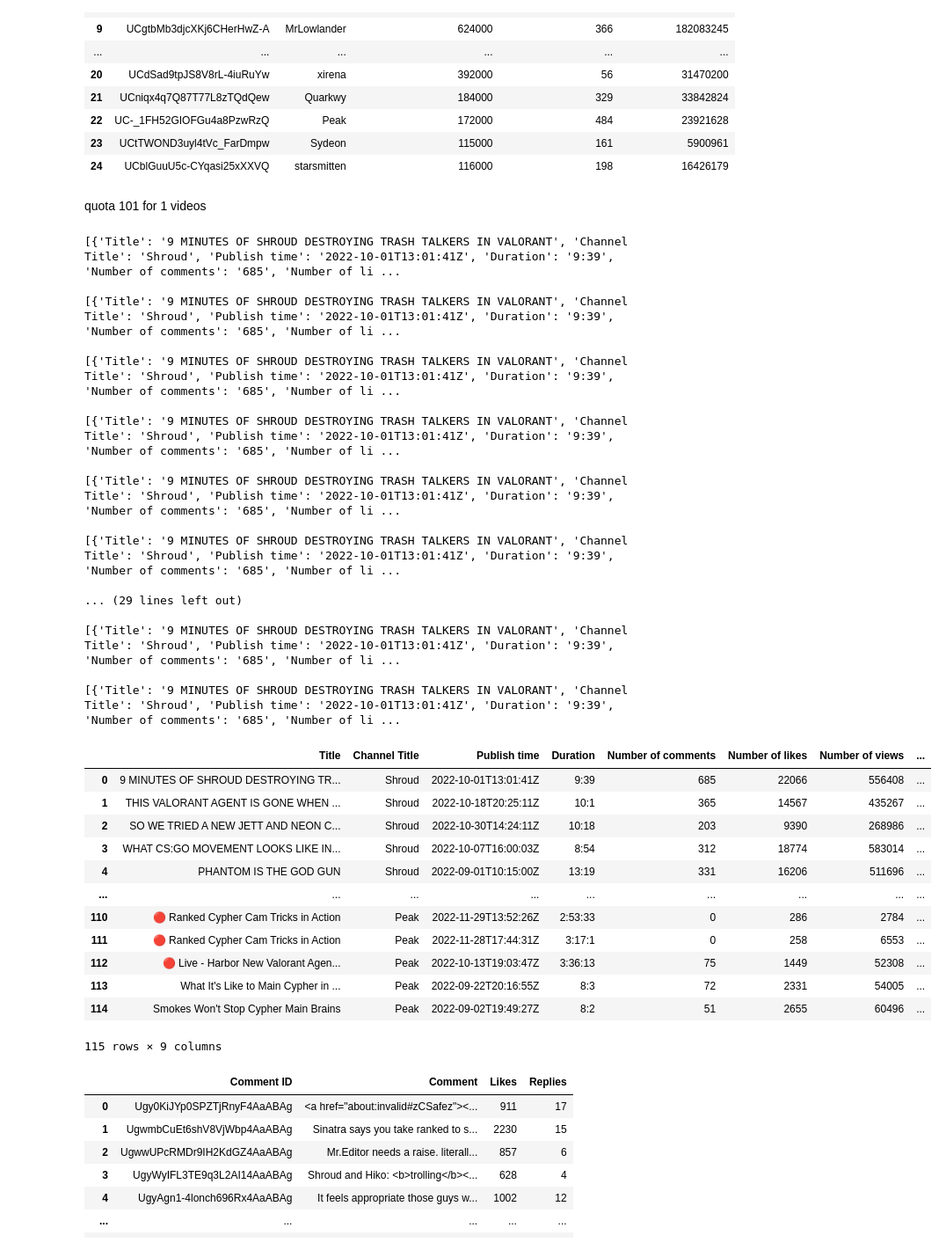
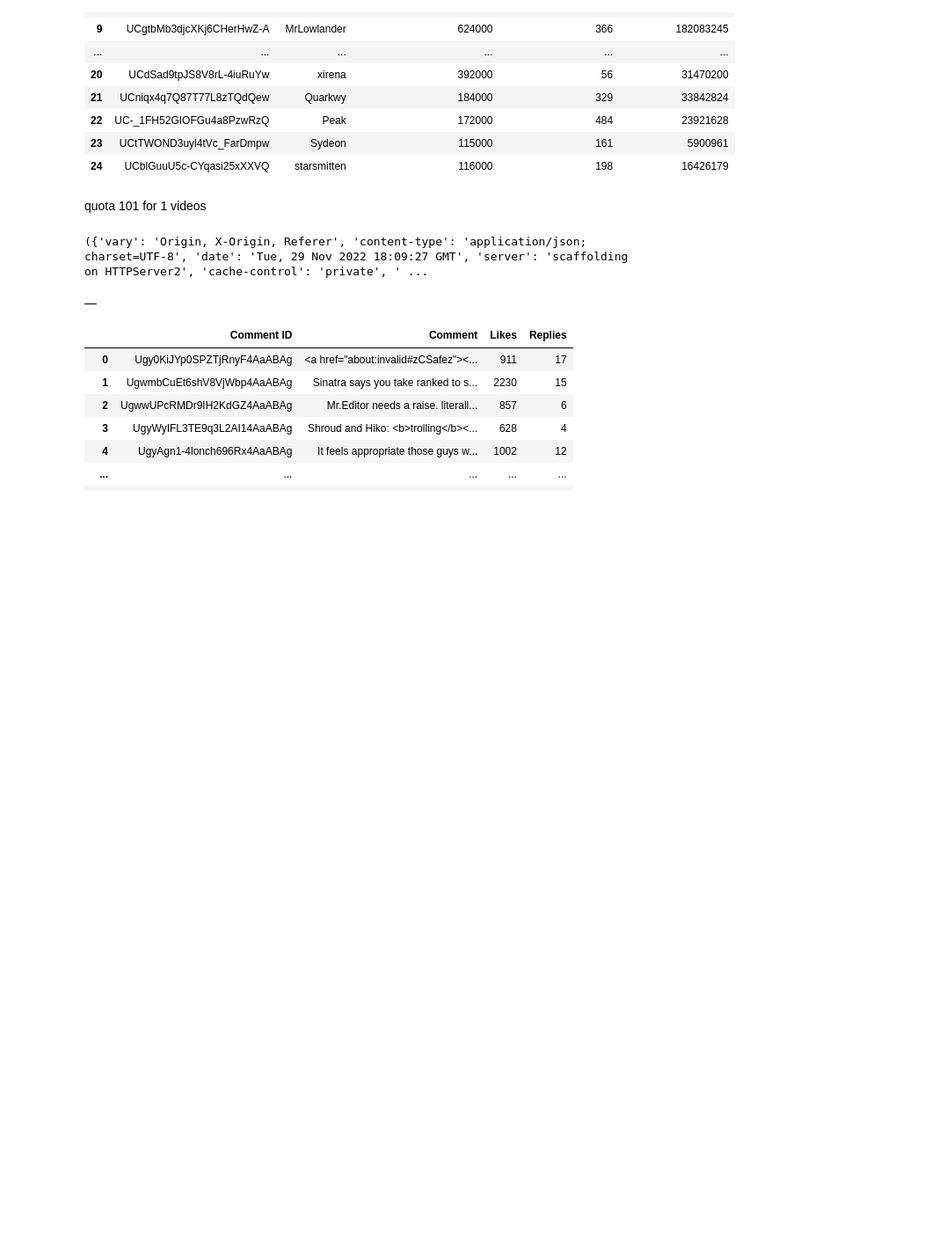
Before and after one commit to amira-bendjama/VALORANT-COMMENTS, a Jupyter notebook: DSCI511 - VALORANT.ipynb, the cells around one changed output. Shown at 88% size. Saved outputs shown, nothing was run; the diff lists cells and outputs as text; code cells hidden in the pictures; blank space fills up the shorter version.

Commit message:
handling quota exception
quota exception is http 403, so using catch/except to switch to the other keys

```diff
--- a/DSCI511 - VALORANT.ipynb
+++ b/DSCI511 - VALORANT.ipynb
@@ -201,7 +203,7 @@ def video_infos(video_response):
     }
 
     return dict_video_info
-# %% [markdown]
-
-quota 101 for 1 videos
+# %% [markdown]
+
+quota 101 for 1 videos
 # %%
@@ -256,52 +268,32 @@ def get_videos_from_channel(youtube_service, channel_id, videos_limit = 5):
     return list_videos
 # %%
+
 if os.path.exists("data/videos_info.csv"):
     # load any pre-existing data
     df_videos = pd.read_csv('data/videos_info.csv')
     #dropping the index column
     df_videos.pop(df_videos.columns[0])
 else:
     videos_retrieved = []
-    for channel_id in df["channel_id"][:-2]:
-        videos_retrieved.extend(get_videos_from_channel(youtube_service, channel_id,5))
-        print(videos_retrieved)
-        print()
+    #don't forget to remove the -2 index when you remove the two last small youtubers
+    videos_retrieved.extend(get_videos_from_channel(youtube_service, "UCdH7fwkQ5RGVAMIAN2ufm4Q",1))
+
+
+#     for channel_id in df["channel_id"][:-2]:
+#         try:
+#             videos_retrieved.extend(get_videos_from_channel(youtube_service, channel_id,50))
+#             print(videos_retrieved)
+#             print()
+#         except HttpError:
+#             print(hey)
     df_videos = pd.DataFrame(videos_retrieved)
 
     #save to csv file
     df_videos.to_csv('data/videos_info.csv', index=False)
 df_videos
 # %% [output]
-[{'Title': '9 MINUTES OF SHROUD DESTROYING TRASH TALKERS IN VALORANT', 'Channel Title': 'Shroud', 'Publish time': '2022-10-01T13:01:41Z', 'Duration': '9:39', 'Number of comments': '685', 'Number of li ...
-
-[{'Title': '9 MINUTES OF SHROUD DESTROYING TRASH TALKERS IN VALORANT', 'Channel Title': 'Shroud', 'Publish time': '2022-10-01T13:01:41Z', 'Duration': '9:39', 'Number of comments': '685', 'Number of li ...
-
-[{'Title': '9 MINUTES OF SHROUD DESTROYING TRASH TALKERS IN VALORANT', 'Channel Title': 'Shroud', 'Publish time': '2022-10-01T13:01:41Z', 'Duration': '9:39', 'Number of comments': '685', 'Number of li ...
-
-[{'Title': '9 MINUTES OF SHROUD DESTROYING TRASH TALKERS IN VALORANT', 'Channel Title': 'Shroud', 'Publish time': '2022-10-01T13:01:41Z', 'Duration': '9:39', 'Number of comments': '685', 'Number of li ...
-
-[{'Title': '9 MINUTES OF SHROUD DESTROYING TRASH TALKERS IN VALORANT', 'Channel Title': 'Shroud', 'Publish time': '2022-10-01T13:01:41Z', 'Duration': '9:39', 'Number of comments': '685', 'Number of li ...
-
-[{'Title': '9 MINUTES OF SHROUD DESTROYING TRASH TALKERS IN VALORANT', 'Channel Title': 'Shroud', 'Publish time': '2022-10-01T13:01:41Z', 'Duration': '9:39', 'Number of comments': '685', 'Number of li ...
-
-... (29 lines left out)
-
-[{'Title': '9 MINUTES OF SHROUD DESTROYING TRASH TALKERS IN VALORANT', 'Channel Title': 'Shroud', 'Publish time': '2022-10-01T13:01:41Z', 'Duration': '9:39', 'Number of comments': '685', 'Number of li ...
-
-[{'Title': '9 MINUTES OF SHROUD DESTROYING TRASH TALKERS IN VALORANT', 'Channel Title': 'Shroud', 'Publish time': '2022-10-01T13:01:41Z', 'Duration': '9:39', 'Number of comments': '685', 'Number of li ...
+({'vary': 'Origin, X-Origin, Referer', 'content-type': 'application/json; charset=UTF-8', 'date': 'Tue, 29 Nov 2022 18:09:27 GMT', 'server': 'scaffolding on HTTPServer2', 'cache-control': 'private', ' ...
-|  | Title | Channel Title | Publish time | Duration | Number of comments | Number of likes | Number of views | ... |
-| 0 | 9 MINUTES OF SHROUD DESTROYING TR... | Shroud | 2022-10-01T13:01:41Z | 9:39 | 685 | 22066 | 556408 | ... |
-| 1 | THIS VALORANT AGENT IS GONE WHEN ... | Shroud | 2022-10-18T20:25:11Z | 10:1 | 365 | 14567 | 435267 | ... |
-| 2 | SO WE TRIED A NEW JETT AND NEON C... | Shroud | 2022-10-30T14:24:11Z | 10:18 | 203 | 9390 | 268986 | ... |
-| 3 | WHAT CS:GO MOVEMENT LOOKS LIKE IN... | Shroud | 2022-10-07T16:00:03Z | 8:54 | 312 | 18774 | 583014 | ... |
-| 4 | PHANTOM IS THE GOD GUN | Shroud | 2022-09-01T10:15:00Z | 13:19 | 331 | 16206 | 511696 | ... |
-| ... | ... | ... | ... | ... | ... | ... | ... | ... |
-| 110 | 🔴 Ranked Cypher Cam Tricks in Action | Peak | 2022-11-29T13:52:26Z | 2:53:33 | 0 | 286 | 2784 | ... |
-| 111 | 🔴 Ranked Cypher Cam Tricks in Action | Peak | 2022-11-28T17:44:31Z | 3:17:1 | 0 | 258 | 6553 | ... |
-| 112 | 🔴 Live - Harbor New Valorant Agen... | Peak | 2022-10-13T19:03:47Z | 3:36:13 | 75 | 1449 | 52308 | ... |
-| 113 | What It's Like to Main Cypher in ... | Peak | 2022-09-22T20:16:55Z | 8:3 | 72 | 2331 | 54005 | ... |
-| 114 | Smokes Won't Stop Cypher Main Brains | Peak | 2022-09-02T19:49:27Z | 8:2 | 51 | 2655 | 60496 | ... |
+|  |
-115 rows × 9 columns
 # %%
 def get_comments(youtube, **kwargs):
     return youtube.commentThreads().list(
```
Also changed, not shown: parts of 16 cells of this notebook, 4 other files.
